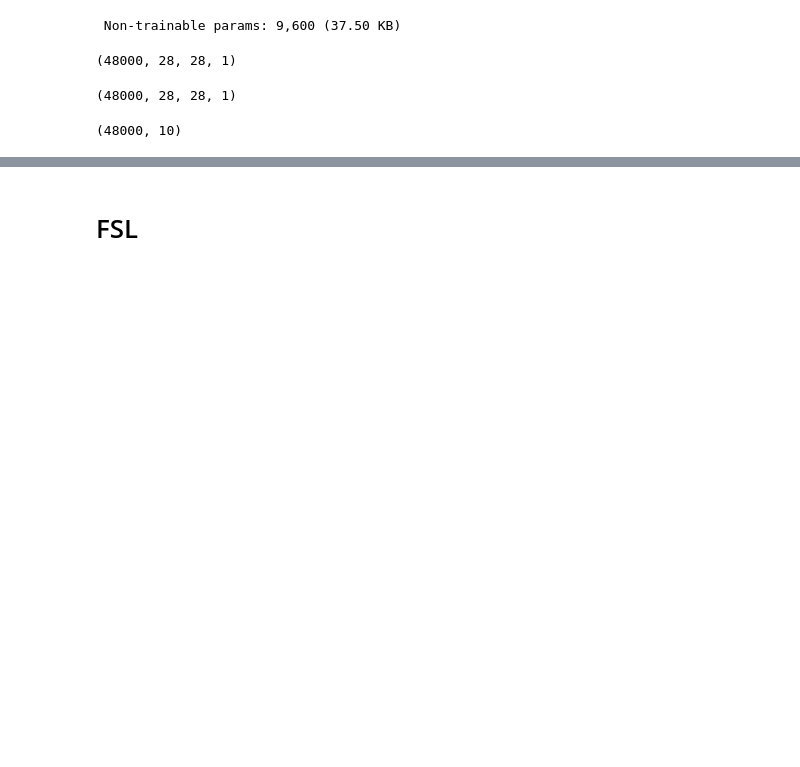
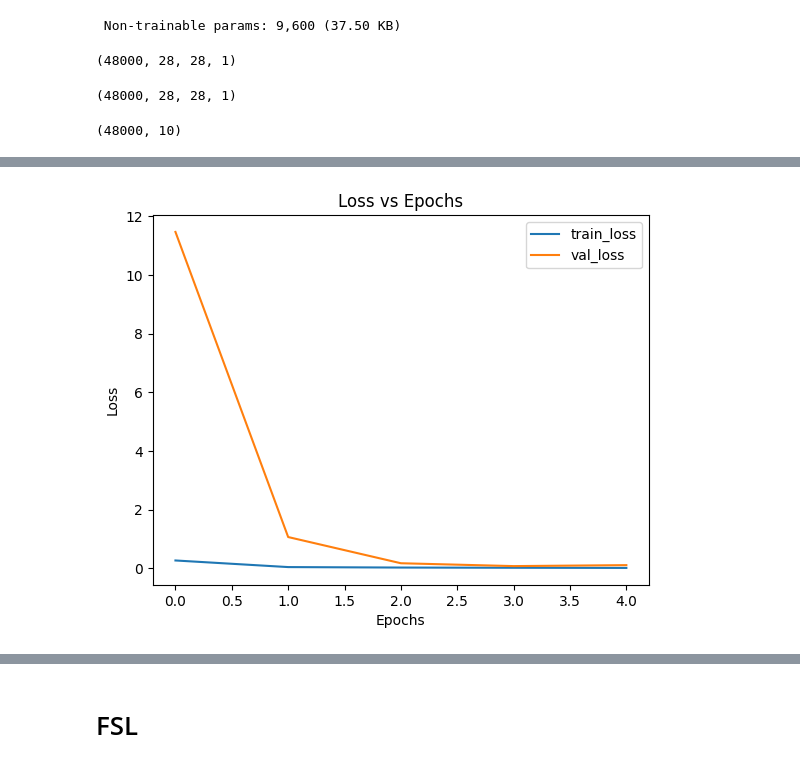
Before and after one commit to EFCK/Few-Shot-Learning, a Jupyter notebook: efe.ipynb, the cells around one changed output, grey strips where cells are left out. Saved outputs shown, nothing was run; the diff lists cells and outputs as text; code cells hidden in the pictures; blank space fills up the shorter version.

```diff
--- a/efe.ipynb
+++ b/efe.ipynb
@@ -97,12 +113,14 @@ y_train_encoded.shape
 # %%
-# # plot the training history
-# plt.plot(history.history["loss"], label="train_loss")
-# plt.plot(history.history["val_loss"], label="val_loss")
-# plt.title("Loss vs Epochs")
-# plt.xlabel("Epochs")
-# plt.ylabel("Loss")
-# plt.legend()
-# plt.show()
+# plot the training history
+plt.plot(history.history["loss"], label="train_loss")
+plt.plot(history.history["val_loss"], label="val_loss")
+plt.title("Loss vs Epochs")
+plt.xlabel("Epochs")
+plt.ylabel("Loss")
+plt.legend()
+plt.show()
+# %% [output]
+[figure, added]
 # %%
 # test the model
 x_test = X_test.reshape(-1, 28, 28, 1)
```
Also changed, not shown: parts of 16 cells of this notebook.
